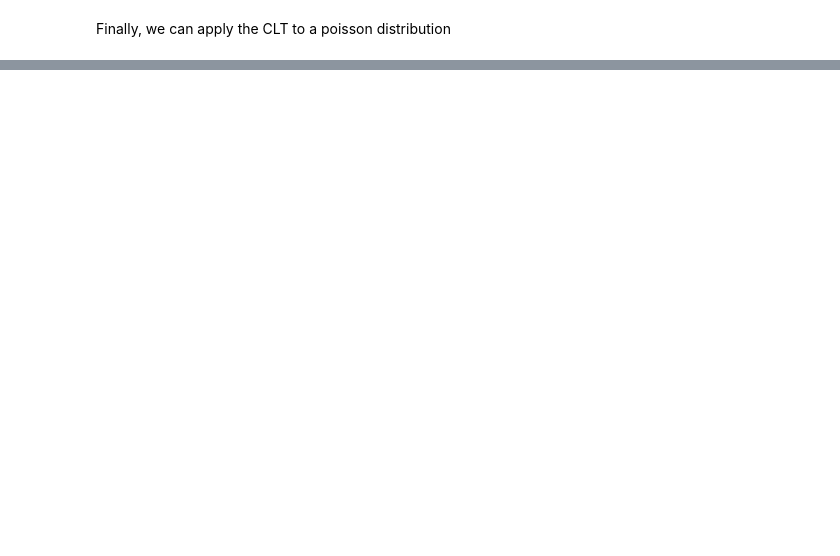
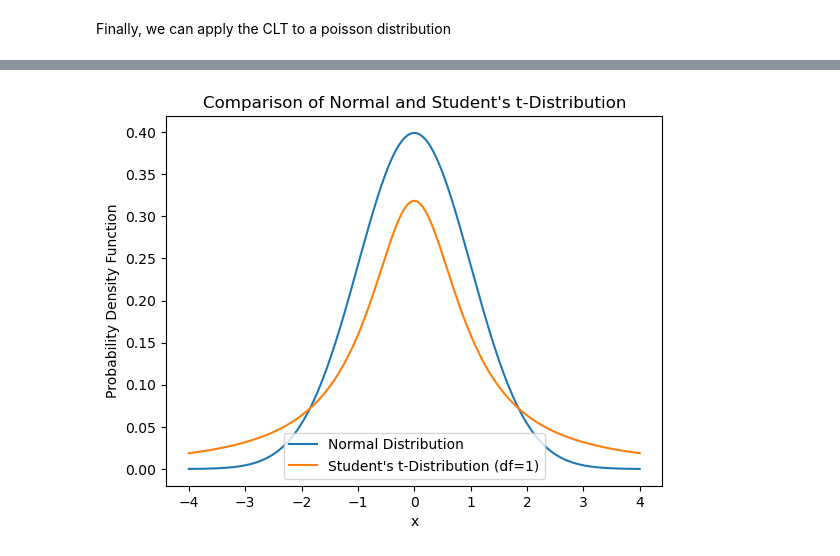
Before and after one commit to estcab00/statistics-python, a Jupyter notebook: Session 2/Introductory Statistics in Python - Session 2.ipynb, the cells around one changed output, grey strips where cells are left out. Saved outputs shown, nothing was run; the diff lists cells and outputs as text; code cells hidden in the pictures; blank space fills up the shorter version.

```diff
--- a/Session 2/Introductory Statistics in Python - Session 2.ipynb
+++ b/Session 2/Introductory Statistics in Python - Session 2.ipynb
@@ -326,0 +361,17 @@ If we have an exponential distribution, with $\lambda = 0.5$, that means that th
+# %%
+x = np.linspace(-4, 4, 1000)
+
+# Normal distribution
+plt.plot(x, norm.pdf(x), label='Normal Distribution')
+
+# Student's t-distribution with 1 degree of freedom (df)
+plt.plot(x, t.pdf(x, 1), label='Student\'s t-Distribution (df=1)')
+
+
+plt.title('Comparison of Normal and Student\'s t-Distribution')
+plt.xlabel('x')
+plt.ylabel('Probability Density Function')
+plt.legend()
+plt.show()
+# %% [output]
+[figure, added]
```
Also changed, not shown: parts of 73 cells of this notebook, 10 other files.
